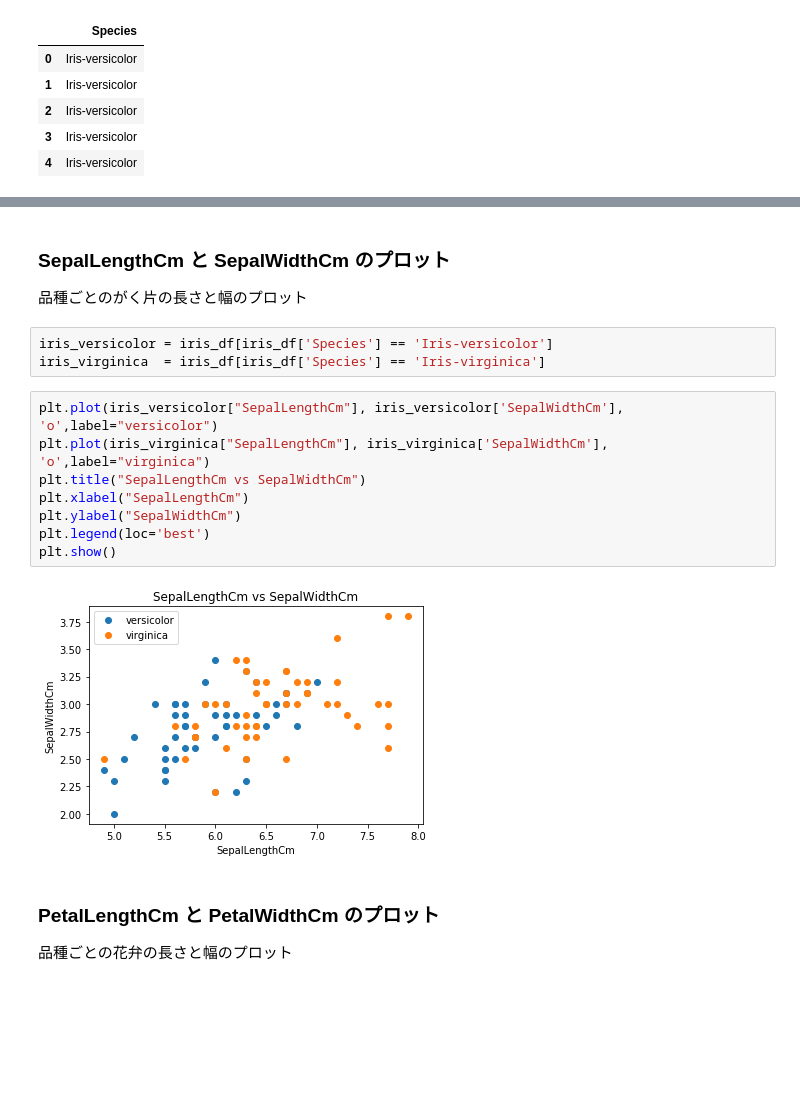
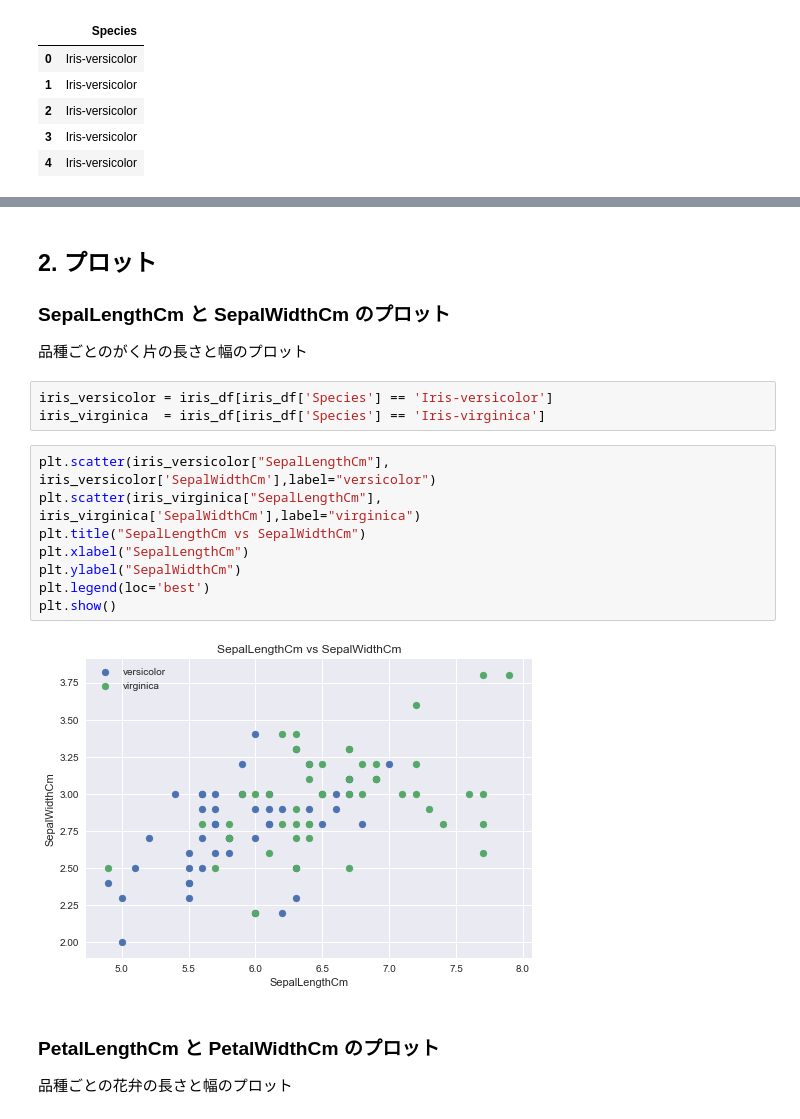
Before and after one commit to ha9kberry/ml, a Jupyter notebook: logistic-regression/logistic-regression.ipynb, the cells around one changed output, grey strips where cells are left out. Drawn from its saved outputs; the diff is of its cells as text; blank space fills up the shorter version.

```diff
--- a/logistic-regression/logistic-regression.ipynb
+++ b/logistic-regression/logistic-regression.ipynb
@@ -84,20 +85,21 @@ Iris-virginica     50
 Name: Species, dtype: int64
 # %% [markdown]
+## 2. プロット
 ### SepalLengthCm と SepalWidthCm のプロット
 品種ごとのがく片の長さと幅のプロット
 # %%
 iris_versicolor = iris_df[iris_df['Species'] == 'Iris-versicolor']
 iris_virginica  = iris_df[iris_df['Species'] == 'Iris-virginica']
 # %%
-plt.plot(iris_versicolor["SepalLengthCm"], iris_versicolor['SepalWidthCm'], 'o',label="versicolor")
-plt.plot(iris_virginica["SepalLengthCm"], iris_virginica['SepalWidthCm'], 'o',label="virginica")
+plt.scatter(iris_versicolor["SepalLengthCm"], iris_versicolor['SepalWidthCm'],label="versicolor")
+plt.scatter(iris_virginica["SepalLengthCm"], iris_virginica['SepalWidthCm'],label="virginica")
 plt.title("SepalLengthCm vs SepalWidthCm")
 plt.xlabel("SepalLengthCm")
 plt.ylabel("SepalWidthCm")
 plt.legend(loc='best')
 plt.show()
 # %% [output]
-[figure, old version]
+[figure, new version]
 # %% [markdown]
 ### PetalLengthCm と PetalWidthCm のプロット
 品種ごとの花弁の長さと幅のプロット
```
Also changed, not shown: parts of 26 cells of this notebook, 2 other files.
